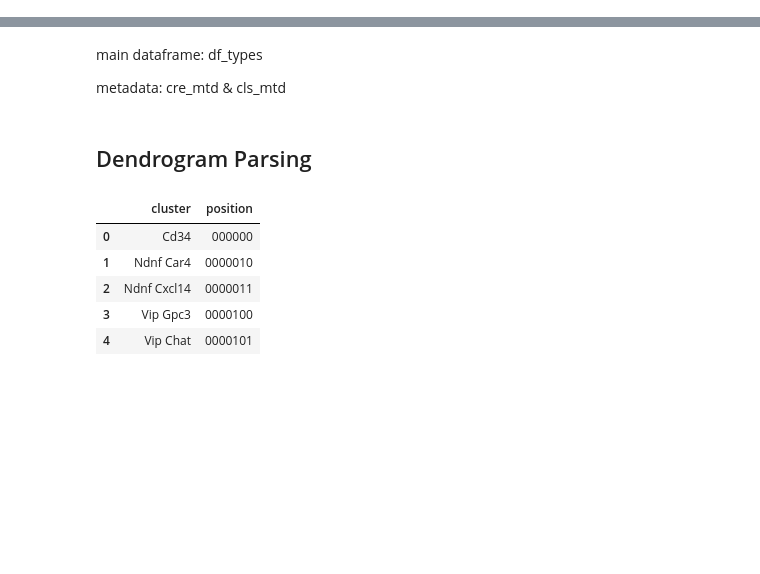
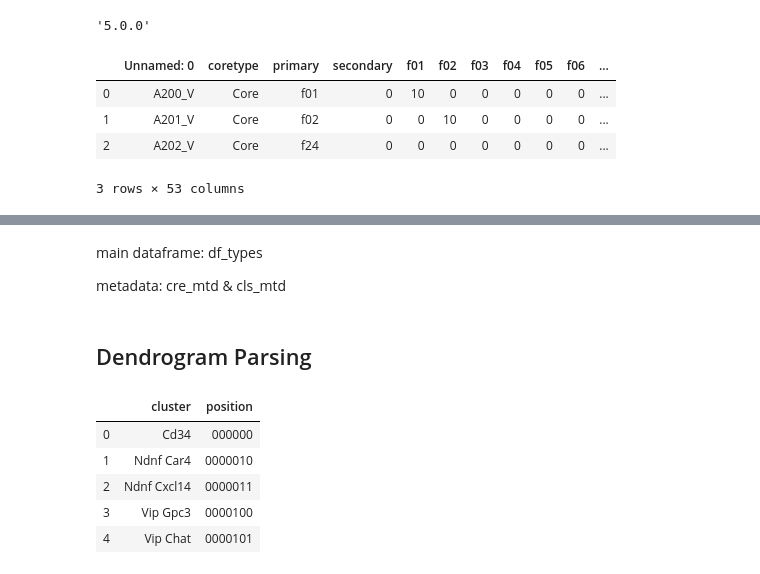
Before and after one commit to Allen-Z-4230/Tasic2015, a Jupyter notebook: Tasic-2015.ipynb, the cells around one changed output, grey strips where cells are left out. Saved outputs shown, nothing was run; the diff lists cells and outputs as text; code cells hidden in the pictures; blank space fills up the shorter version.

```diff
--- a/Tasic-2015.ipynb
+++ b/Tasic-2015.ipynb
@@ -70,3 +50,7 @@ from utils import *
+# %%
+rdflib.__version__
+# %% [output]
+'5.0.0'
 # %%
 def cellguard(addns=False):
     # unfortunately ipy.hooks['pre_run_code_hook'].add(__cellguard)
@@ -86,12 +70,18 @@ dendro = pd.read_csv("Data/web/big_tree_final.csv", dtype = {'position':str})
 # %%
 """
 Information about the cluster membership of each cell,
 including whether the cell is a "core" (unambiguously assigned to a single cluster)
 or "transition" (shares membership between two clusters) cell,
 as well as its membership score (from 0-10) for each cluster (labeled f01 to f49).
 """
-df_clf.head()
+df_clf.head(3)
 #TODO: Only including unambiguous cells with f-values = 10 for one cluster only.
+# %% [output]
+|  | Unnamed: 0 | coretype | primary | secondary | f01 | f02 | f03 | f04 | f05 | f06 | ... |
+| 0 | A200_V | Core | f01 | 0 | 10 | 0 | 0 | 0 | 0 | 0 | ... |
+| 1 | A201_V | Core | f02 | 0 | 0 | 10 | 0 | 0 | 0 | 0 | ... |
+| 2 | A202_V | Core | f24 | 0 | 0 | 0 | 0 | 0 | 0 | 0 | ... |
+3 rows × 53 columns
 # %%
 """
  Information about each data-driven cluster, including its label,
```
Also changed, not shown: parts of 52 cells of this notebook, 4 other files.
